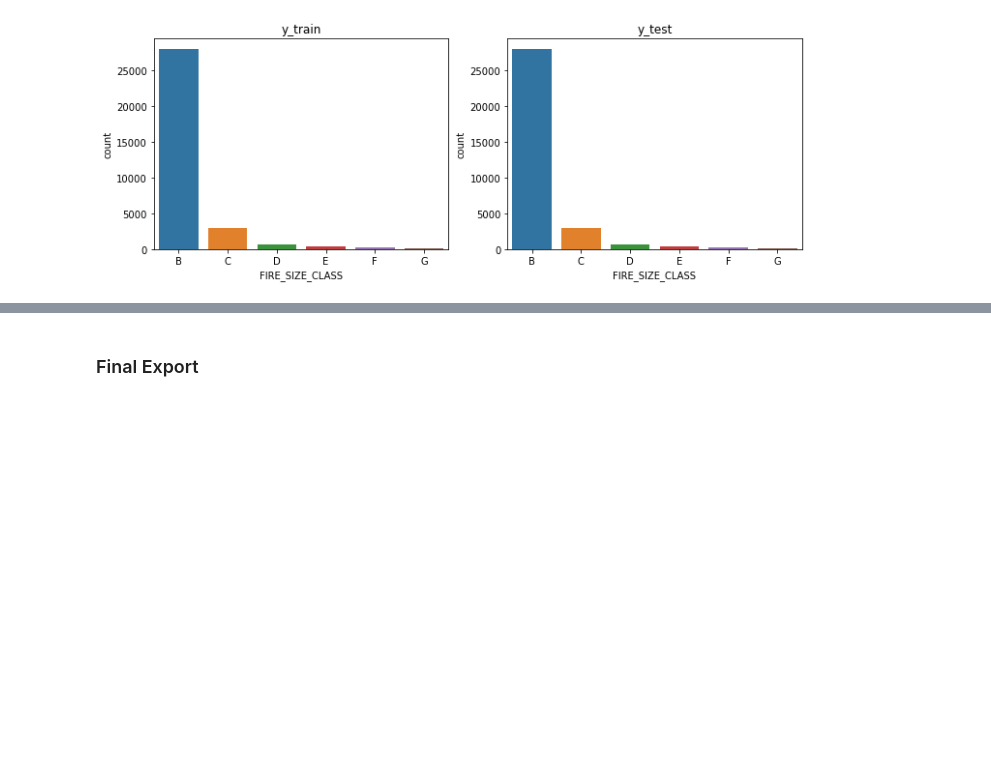
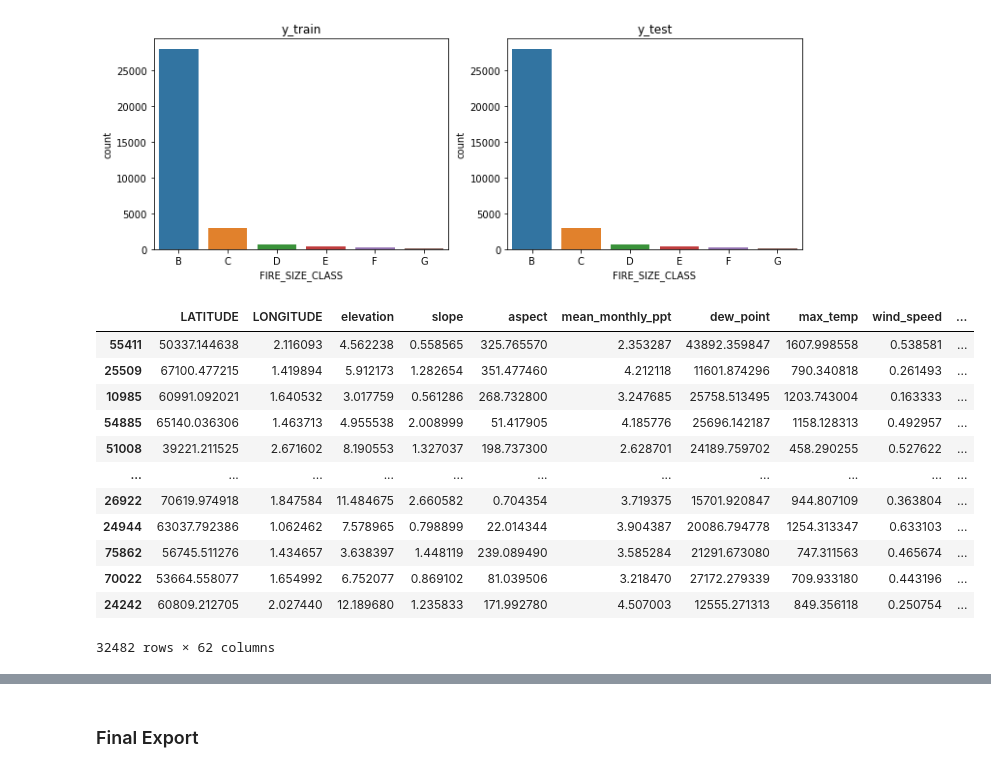
Before and after one commit to allankapoor/wildfire_prediction, a Jupyter notebook: Capstone2_PreProcessing.ipynb, the cells around one changed output, grey strips where cells are left out. Drawn from its saved outputs; the diff is of its cells as text; code cells hidden in the pictures; blank space fills up the shorter version.

```diff
--- a/Capstone2_PreProcessing.ipynb
+++ b/Capstone2_PreProcessing.ipynb
@@ -579,3 +521,19 @@ sns.countplot(x=y_train, ax=ax2, order=order)
 ax2.set_title('y_test');
 # %% [output]
 [figure]
+# %%
+X_train
+# %% [output]
+|  | LATITUDE | LONGITUDE | elevation | slope | aspect | mean_monthly_ppt | dew_point | max_temp | wind_speed | ... |
+| 55411 | 50337.144638 | 2.116093 | 4.562238 | 0.558565 | 325.765570 | 2.353287 | 43892.359847 | 1607.998558 | 0.538581 | ... |
+| 25509 | 67100.477215 | 1.419894 | 5.912173 | 1.282654 | 351.477460 | 4.212118 | 11601.874296 | 790.340818 | 0.261493 | ... |
+| 10985 | 60991.092021 | 1.640532 | 3.017759 | 0.561286 | 268.732800 | 3.247685 | 25758.513495 | 1203.743004 | 0.163333 | ... |
+| 54885 | 65140.036306 | 1.463713 | 4.955538 | 2.008999 | 51.417905 | 4.185776 | 25696.142187 | 1158.128313 | 0.492957 | ... |
+| 51008 | 39221.211525 | 2.671602 | 8.190553 | 1.327037 | 198.737300 | 2.628701 | 24189.759702 | 458.290255 | 0.527622 | ... |
+| ... | ... | ... | ... | ... | ... | ... | ... | ... | ... | ... |
+| 26922 | 70619.974918 | 1.847584 | 11.484675 | 2.660582 | 0.704354 | 3.719375 | 15701.920847 | 944.807109 | 0.363804 | ... |
+| 24944 | 63037.792386 | 1.062462 | 7.578965 | 0.798899 | 22.014344 | 3.904387 | 20086.794778 | 1254.313347 | 0.633103 | ... |
+| 75862 | 56745.511276 | 1.434657 | 3.638397 | 1.448119 | 239.089490 | 3.585284 | 21291.673080 | 747.311563 | 0.465674 | ... |
+| 70022 | 53664.558077 | 1.654992 | 6.752077 | 0.869102 | 81.039506 | 3.218470 | 27172.279339 | 709.933180 | 0.443196 | ... |
+| 24242 | 60809.212705 | 2.027440 | 12.189680 | 1.235833 | 171.992780 | 4.507003 | 12555.271313 | 849.356118 | 0.250754 | ... |
+32482 rows × 62 columns
```
Also changed, not shown: parts of 41 cells of this notebook.
